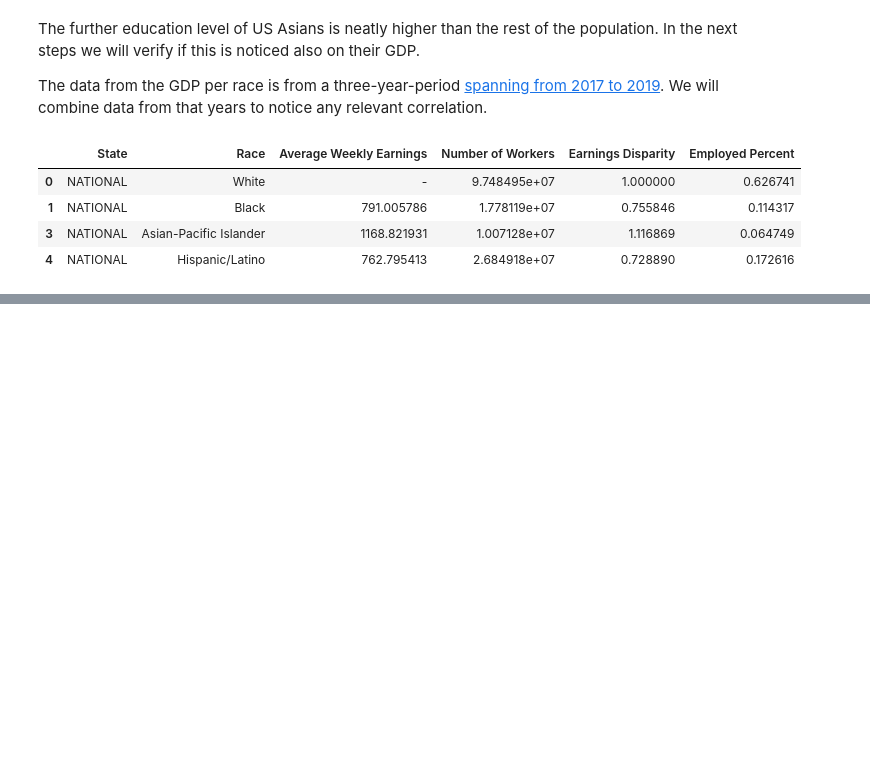
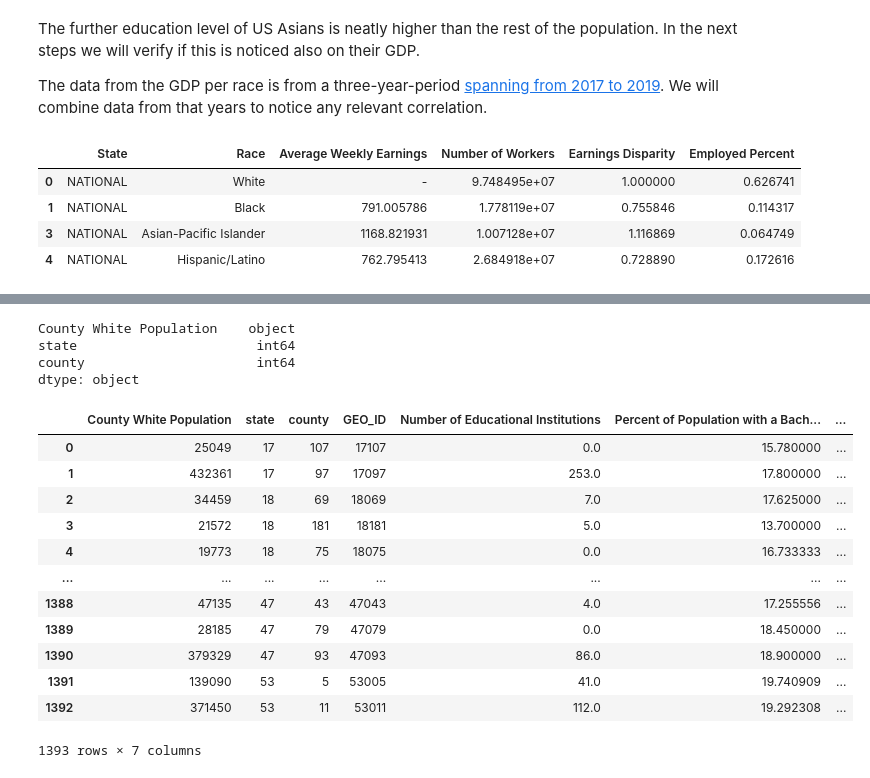
Before and after one commit to leomassoc/LSE-DS105L-Data-Detectives, a Jupyter notebook: notebooks/NB4 Education Data and Race.ipynb, the cells around one changed output, grey strips where cells are left out. Cells and saved outputs as stored; diff of their text form; code cells hidden in the pictures; blank space fills up the shorter version.

Commit message:
adding statistics on whie pop per county

```diff
--- a/notebooks/NB4 Education Data and Race.ipynb
+++ b/notebooks/NB4 Education Data and Race.ipynb
@@ -68,0 +85,13 @@ gdp_race
+# %%
+#creating a dataframe function
+def json_to_dataframe(response):
+    return pd.DataFrame(response.json()[1:], columns=response.json()[0])
+# %%
+#converting the json data into a pandas dataframe
+white_county = json_to_dataframe(response)
+df = pd.DataFrame(data = white_county)
+df = df.rename(columns={'B03002_003E': 'County White Population'})
+# %%
+#Changing data types of the columns
+df2['county'] = df2['county'].astype(int)
+df2.dtypes
@@ -68,0 +106,28 @@ gdp_race
+# %%
+#Changing data types of the columns
+df['county'] = df['county'].astype(int)
+df['state'] = df['state'].astype(int)
+df.dtypes
+# %% [output]
+County White Population    object
+state                       int64
+county                      int64
+dtype: object
+# %%
+#Merging it with the data on white population per county
+merged_df = pd.merge(df, df2, on=['state', 'county'])
+merged_df
+# %% [output]
+|  | County White Population | state | county | GEO_ID | Number of Educational Institutions | Percent of Population with a Bach... | ... |
+| 0 | 25049 | 17 | 107 | 17107 | 0.0 | 15.780000 | ... |
+| 1 | 432361 | 17 | 97 | 17097 | 253.0 | 17.800000 | ... |
+| 2 | 34459 | 18 | 69 | 18069 | 7.0 | 17.625000 | ... |
+| 3 | 21572 | 18 | 181 | 18181 | 5.0 | 13.700000 | ... |
+| 4 | 19773 | 18 | 75 | 18075 | 0.0 | 16.733333 | ... |
+| ... | ... | ... | ... | ... | ... | ... | ... |
+| 1388 | 47135 | 47 | 43 | 47043 | 4.0 | 17.255556 | ... |
+| 1389 | 28185 | 47 | 79 | 47079 | 0.0 | 18.450000 | ... |
+| 1390 | 379329 | 47 | 93 | 47093 | 86.0 | 18.900000 | ... |
+| 1391 | 139090 | 53 | 5 | 53005 | 41.0 | 19.740909 | ... |
+| 1392 | 371450 | 53 | 11 | 53011 | 112.0 | 19.292308 | ... |
+1393 rows × 7 columns
```
Also changed, not shown: parts of 5 cells of this notebook, 3 other files.
